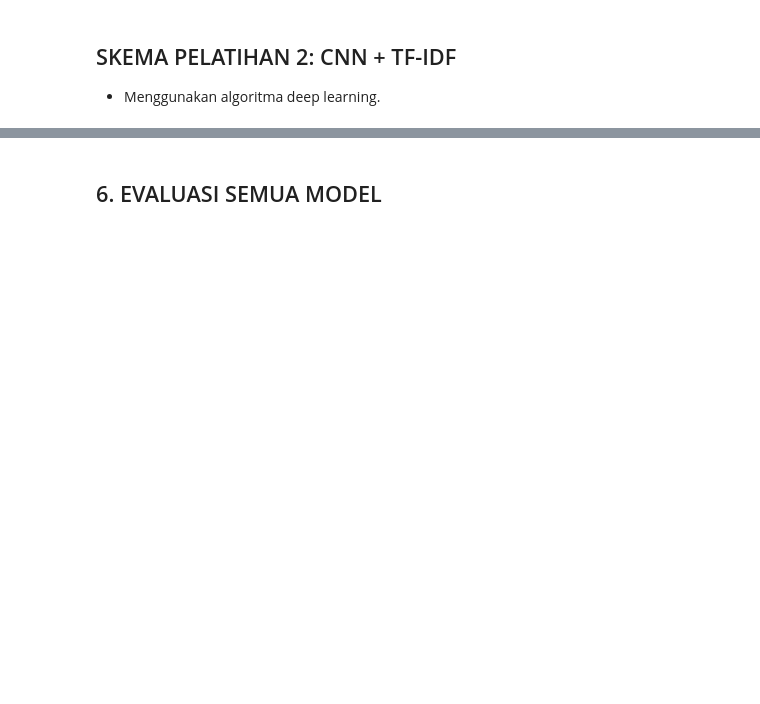
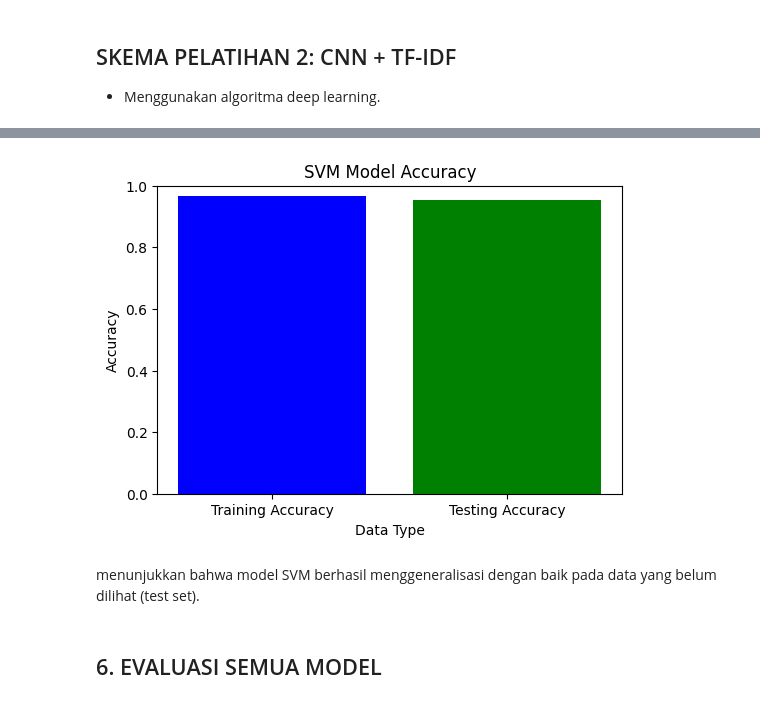
Before and after one commit to Robbysaidiii/Scraping_RobbySaidi_mc211d5y2136, a Jupyter notebook: Salinan_dari_pelatihan_model_.ipynb, the cells around one changed output, grey strips where cells are left out. Cells and saved outputs as stored; diff of their text form; code cells hidden in the pictures; blank space fills up the shorter version.

```diff
--- a/Salinan_dari_pelatihan_model_.ipynb
+++ b/Salinan_dari_pelatihan_model_.ipynb
@@ -651,0 +643,28 @@ history_bert = model_bert.fit(
+# %%
+
+# Ekstraksi fitur dengan TF-IDF
+tfidf = TfidfVectorizer(max_features=5000)
+X_tfidf = tfidf.fit_transform(df['cleaned_review']).toarray()
+y_tfidf = df['encoded_label']
+
+# Pembagian data 80/20
+X_train_tfidf, X_test_tfidf, y_train_tfidf, y_test_tfidf = train_test_split(
+    X_tfidf, y_tfidf, test_size=0.2, random_state=42
+)
+
+# Pelatihan dengan SVM
+svm_model = SVC(kernel='linear')
+svm_model.fit(X_train_tfidf, y_train_tfidf)
+
+# Evaluasi model
+train_accuracy = accuracy_score(y_train_tfidf, svm_model.predict(X_train_tfidf))
+test_accuracy = accuracy_score(y_test_tfidf, svm_model.predict(X_test_tfidf))
+
+print(f"Training Accuracy SVM: {train_accuracy}")
+print(f"Testing Accuracy SVM: {test_accuracy}")
+
+# Simpan model SVM dan TF-IDF vectorizer sebagai .pkl
+joblib.dump(svm_model, 'svm_model.pkl')
+joblib.dump(tfidf, 'tfidf_svm.pkl')
+
+print("Model SVM dan TF-IDF telah disimpan.")
@@ -652,3 +687,20 @@ history_bert = model_bert.fit(
+# %%
+# Visualisasi Akurasi SVM
+models = ['Training Accuracy', 'Testing Accuracy']
+accuracies = [train_accuracy, test_accuracy]
+
+# Plotting
+plt.figure(figsize=(6, 4))
+plt.bar(models, accuracies, color=['blue', 'green'])
+plt.ylim(0, 1)  # Set y-axis limit to [0, 1] for accuracy values
+plt.title('SVM Model Accuracy')
+plt.ylabel('Accuracy')
+plt.xlabel('Data Type')
+plt.show()
+# %% [output]
+[figure, added]
+# %% [markdown]
+menunjukkan bahwa model SVM berhasil menggeneralisasi dengan baik pada data yang belum dilihat (test set).
 # %% [markdown]
 ## 6. EVALUASI SEMUA MODEL
 # %%
```
Also changed, not shown: parts of 32 cells of this notebook.
